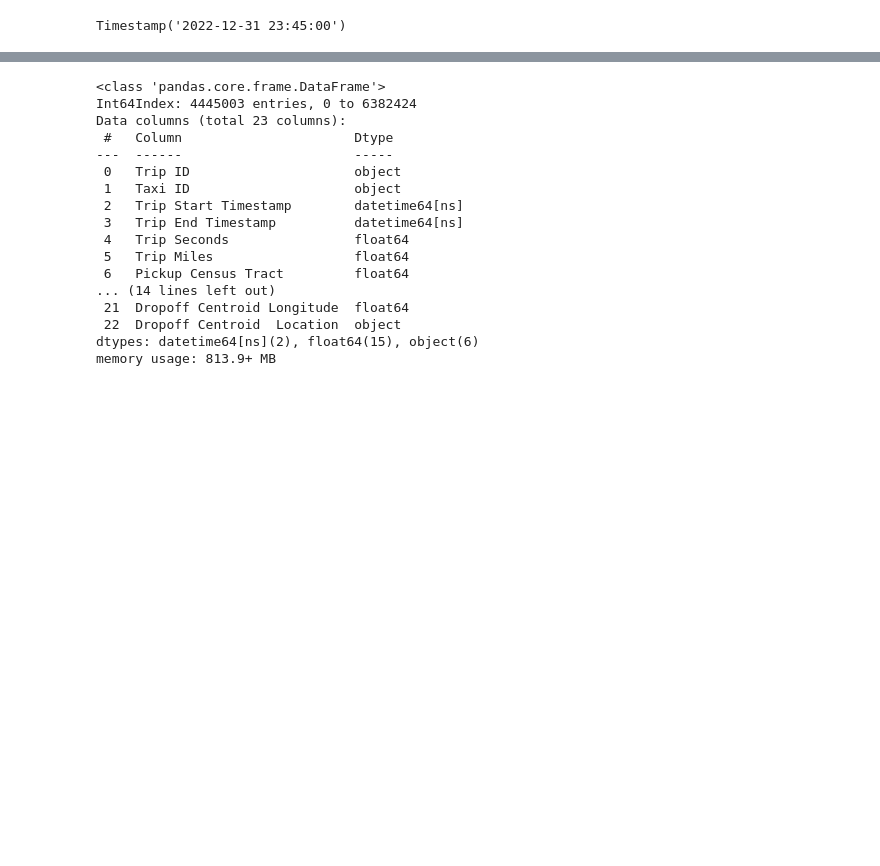
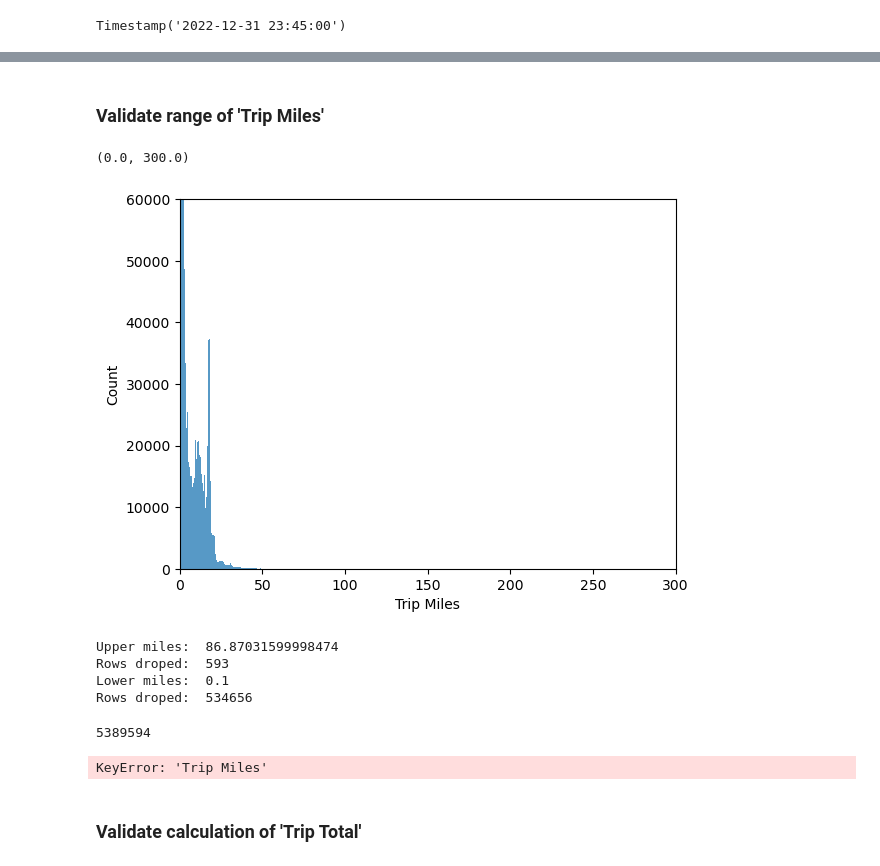
Before and after one commit to Iceccubes/aaa, a Jupyter notebook: taxi_data_preparation.ipynb, the cells around one changed output, grey strips where cells are left out. Drawn from its saved outputs; the diff is of its cells as text; code cells hidden in the pictures; blank space fills up the shorter version.

```diff
--- a/taxi_data_preparation.ipynb
+++ b/taxi_data_preparation.ipynb
@@ -174,23 +213,39 @@ memory usage: 1.1+ GB
+# %% [markdown]
+### Validate range of 'Trip Miles'
+# %%
+fig= sns.histplot(taxi_trips['Trip Miles'])
+fig.set_ylim(0,60000)
+fig.set_xlim(0,300)
+# %% [output]
+(0.0, 300.0)
+[figure, added]
+# %%
+#drop very short and very long trips considering the miles
+upper_quantile = 0.9999
+print('Upper miles: ', taxi_trips['Trip Miles'].quantile(upper_quantile)) # 86.87 miles
+print('Rows droped: ', len(taxi_trips[taxi_trips['Trip Miles'] > taxi_trips['Trip Miles'].quantile(upper_quantile)])) # 593 rows out
+
+lower_quantile = 0.1
+print('Lower miles: ', taxi_trips['Trip Miles'].quantile(lower_quantile)) # 0.1 miles
+print('Rows droped: ', len(taxi_trips[taxi_trips['Trip Miles'] < taxi_trips['Trip Miles'].quantile(lower_quantile)])) # 534656 rows out
+
+taxi_trips = taxi_trips[(taxi_trips['Trip Miles'] <= taxi_trips['Trip Miles'].quantile(upper_quantile))
+                        & (taxi_trips['Trip Miles'] >= taxi_trips['Trip Miles'].quantile(lower_quantile))]
+len(taxi_trips.index)
+# %% [output]
+Upper miles:  86.87031599998474
+Rows droped:  593
+Lower miles:  0.1
+Rows droped:  534656
+5389594
+# %%
+fig= sns.histplot(taxi_trips['Trip Miles'])
+# %% [output]
+KeyError: 'Trip Miles'
+# %% [markdown]
+### Validate calculation of 'Trip Total'
 # %%
 #check if Trip Total is calculated correctly
-taxi_trips = taxi_trips.drop(taxi_trips[taxi_trips[['Fare', 'Tips', 'Tolls', 'Extras']].sum(axis=1) != taxi_trips['Trip Total']].index)
-taxi_trips.info()
+#taxi_trips = taxi_trips.drop(taxi_trips[taxi_trips[['Fare', 'Tips', 'Tolls', 'Extras']].sum(axis=1) != taxi_trips['Trip Total']].index)
+#len(taxi_trips.index)
 #2Mil lost?
-# %% [output]
-<class 'pandas.core.frame.DataFrame'>
-Int64Index: 4445003 entries, 0 to 6382424
-Data columns (total 23 columns):
- #   Column                      Dtype
----  ------                      -----
- 0   Trip ID                     object
- 1   Taxi ID                     object
- 2   Trip Start Timestamp        datetime64[ns]
- 3   Trip End Timestamp          datetime64[ns]
- 4   Trip Seconds                float64
- 5   Trip Miles                  float64
- 6   Pickup Census Tract         float64
-... (14 lines left out)
- 21  Dropoff Centroid Longitude  float64
- 22  Dropoff Centroid  Location  object
-dtypes: datetime64[ns](2), float64(15), object(6)
-memory usage: 813.9+ MB
```
Also changed, not shown: parts of 27 cells of this notebook.
